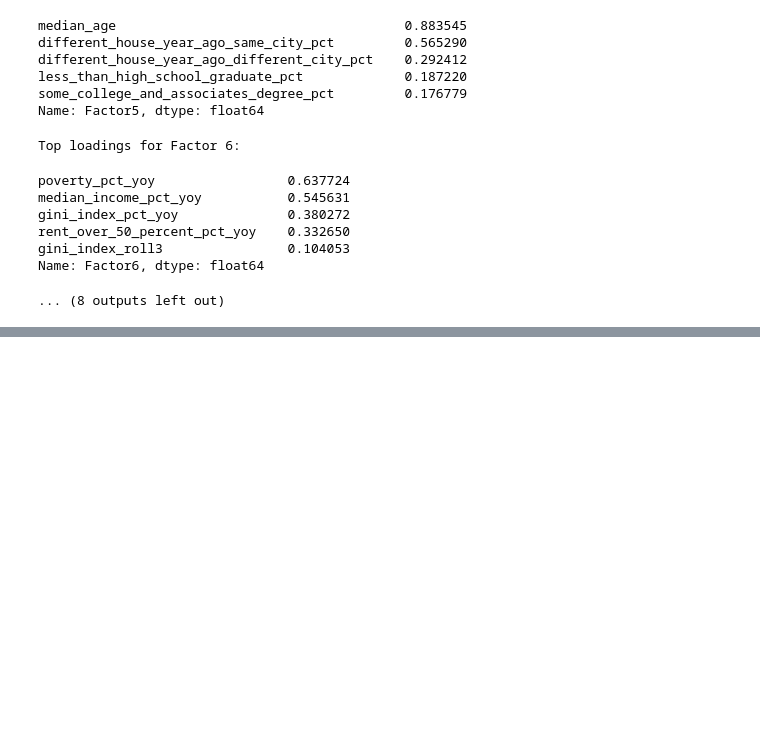
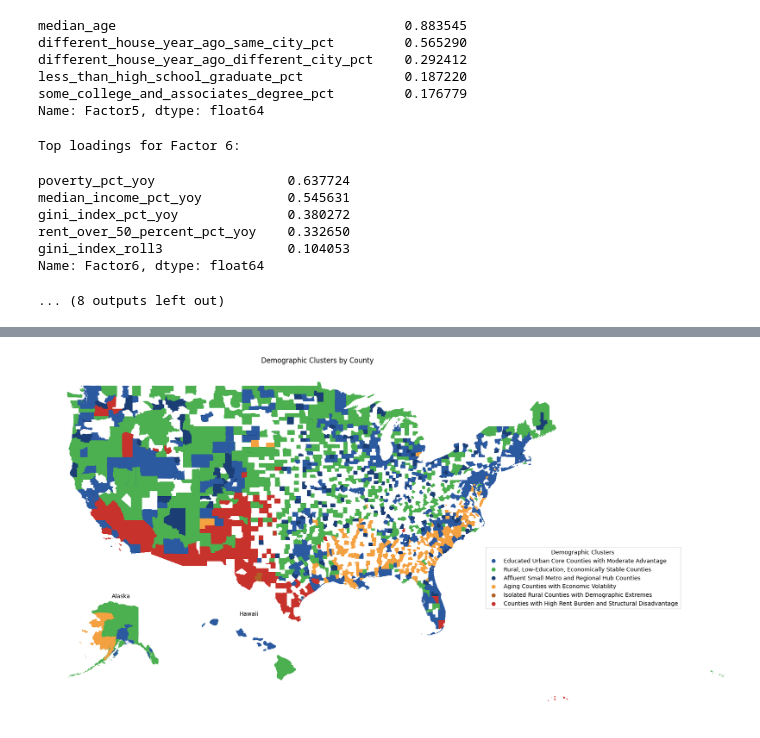
Before and after one commit to iauger/County_Climate_Impact, a Jupyter notebook: Data_Clustering.ipynb, the cells around one changed output, grey strips where cells are left out. Cells and saved outputs as stored; diff of their text form; code cells hidden in the pictures; blank space fills up the shorter version.

```diff
--- a/Data_Clustering.ipynb
+++ b/Data_Clustering.ipynb
@@ -420,6 +504,6 @@ Inertia for 10 clusters: 76325.43370948228
 # %%
 # Assign cluster labels to the DataFrame
-optimal_k = 4  # Based on elbow method and silhouette score
+optimal_k = 6  # Based on elbow method and silhouette score
 
 kmeans = KMeans(n_clusters=optimal_k, random_state=42, n_init="auto")
 county_df_with_scores["cluster"] = kmeans.fit_predict(county_df_with_scores[cluster_cols])
@@ -551,0 +716,42 @@ plt.show()
+# %%
+# Split by state
+contiguous = gdf[~gdf["State"].isin(["AK", "HI"])]
+alaska = gdf[gdf["State"] == "AK"]
+hawaii = gdf[gdf["State"] == "HI"]
+
+# Create main figure
+fig, ax = plt.subplots(figsize=(16, 10))
+contiguous.plot(color=contiguous["color"], ax=ax)
+ax.set_title("Demographic Clusters by County")
+ax.set_axis_off()
+
+# --- Alaska Inset ---
+ax_ak = fig.add_axes([0.05, -0.25, 1, 1])  # [x, y, width, height]
+alaska.plot(color=alaska["color"], ax=ax_ak)
+ax_ak.set_title("Alaska", fontsize=10, position=(0.08, 1.05))  # Adjust title position
+ax_ak.set_axis_off()
+ax_ak.set_xlim(*alaska.total_bounds[[0, 2]])
+ax_ak.set_ylim(*alaska.total_bounds[[1, 3]])
+
+# --- Hawaii Inset ---
+ax_hi = fig.add_axes([0.25, 0.15, 0.15, 0.15])
+hawaii.plot(color=hawaii["color"], ax=ax_hi)
+ax_hi.set_title("Hawaii", fontsize=10, position=(0.5, 1.05))
+ax_hi.set_axis_off()
+ax_hi.set_xlim(*hawaii.total_bounds[[0, 2]])
+ax_hi.set_ylim(*hawaii.total_bounds[[1, 3]])
+
+# --- Legend ---
+for label, color in cluster_colors.items():
+    ax.scatter([], [], color=color, label=label)
+ax.legend(
+    title="Demographic Clusters",
+    loc="lower left",
+    bbox_to_anchor=(.8, 0.3),
+    frameon=True
+)
+
+plt.tight_layout()
+plt.show()
+# %% [output]
+[figure, added]
```
Also changed, not shown: parts of 26 cells of this notebook, 8 other files.
